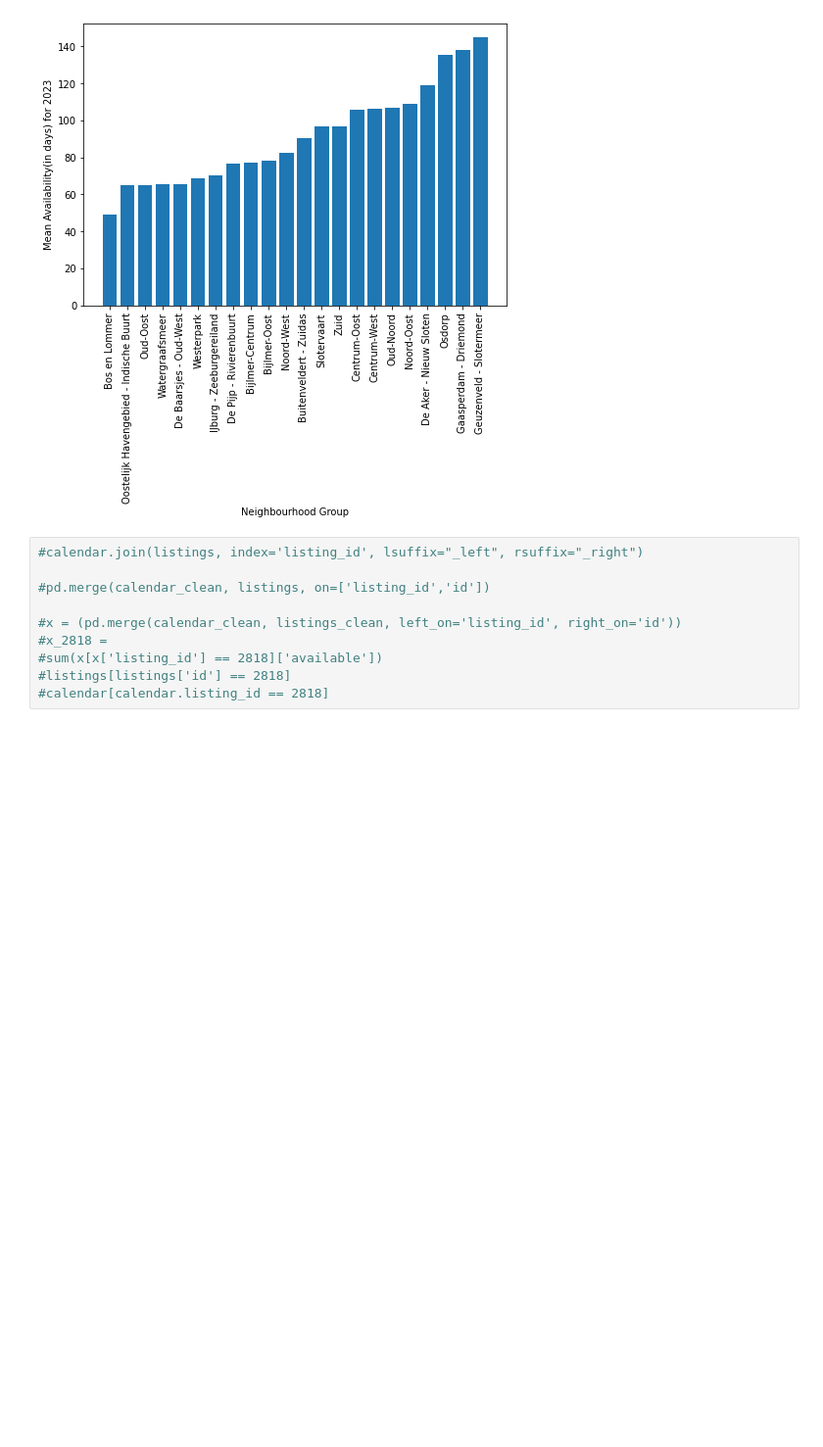
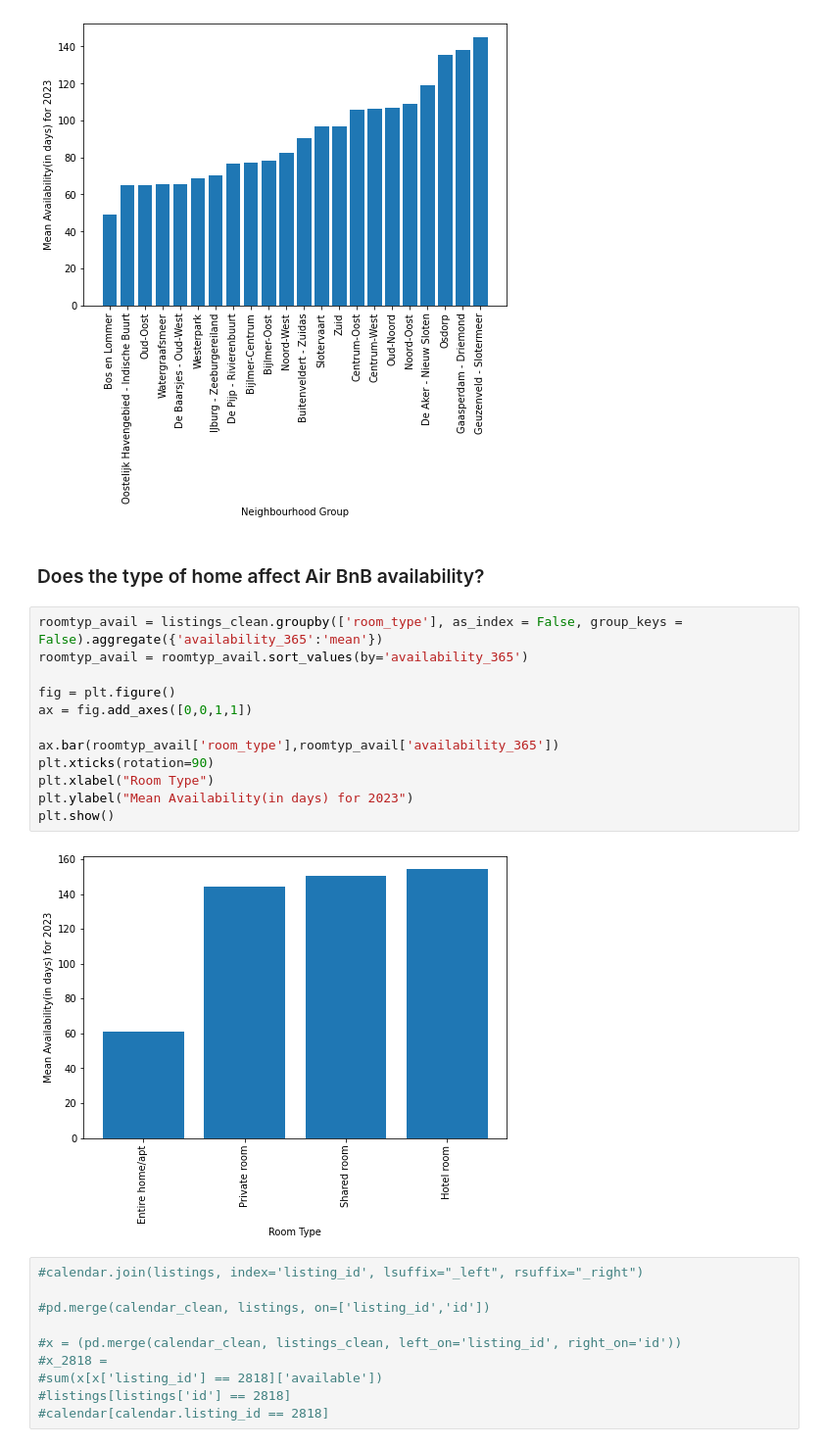
Before and after one commit to ditivaidya/DS-Nanodegree-Project-1-Blog-Post, a Jupyter notebook: Project_I.ipynb, the cells around one changed output. Shown at 98% size. Saved outputs shown, nothing was run; the diff lists cells and outputs as text; blank space fills up the shorter version.

```diff
--- a/Project_I.ipynb
+++ b/Project_I.ipynb
@@ -245,6 +245,22 @@ plt.ylabel("Mean Availability(in days) for 2023")
 plt.show()
 # %% [output]
 [figure]
+# %% [markdown]
+### Does the type of home affect Air BnB availability?
+# %%
+roomtyp_avail = listings_clean.groupby(['room_type'], as_index = False, group_keys = False).aggregate({'availability_365':'mean'})
+roomtyp_avail = roomtyp_avail.sort_values(by='availability_365')
+
+fig = plt.figure()
+ax = fig.add_axes([0,0,1,1])
+
+ax.bar(roomtyp_avail['room_type'],roomtyp_avail['availability_365'])
+plt.xticks(rotation=90)
+plt.xlabel("Room Type")
+plt.ylabel("Mean Availability(in days) for 2023")
+plt.show()
+# %% [output]
+[figure, added]
 # %%
 #calendar.join(listings, index='listing_id', lsuffix="_left", rsuffix="_right")
 
```
